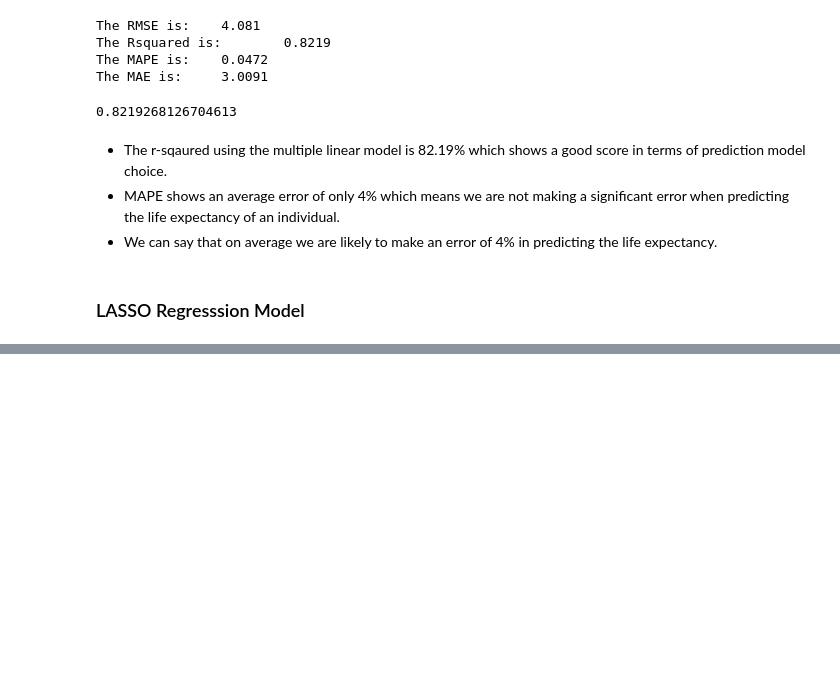
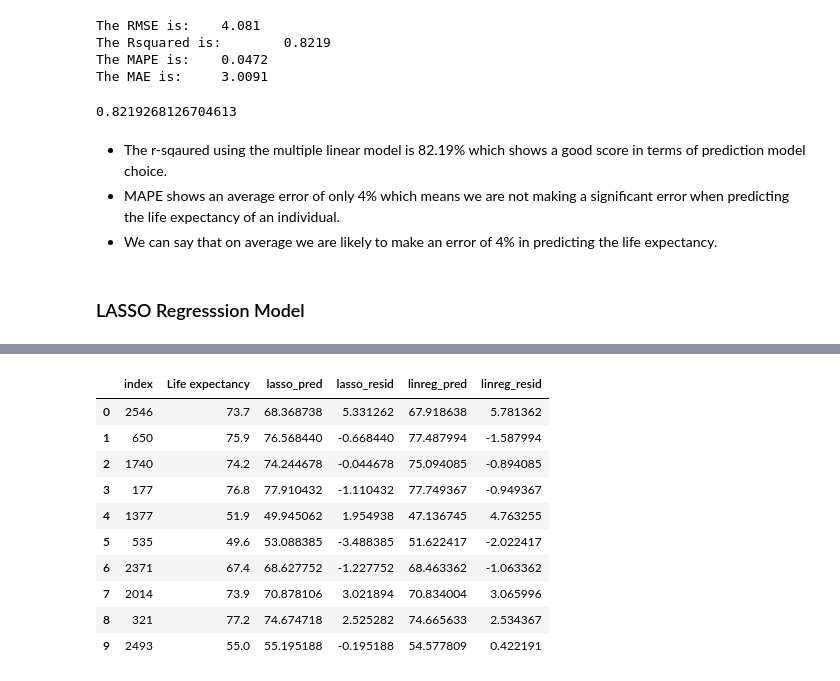
Before and after one commit to Sweetom/sweet, a Jupyter notebook: Life Expectancy/notebooks/FinalProject.ipynb, the cells around one changed output, grey strips where cells are left out. Saved outputs shown, nothing was run; the diff lists cells and outputs as text; code cells hidden in the pictures; blank space fills up the shorter version.

```diff
--- a/Life Expectancy/notebooks/FinalProject.ipynb
+++ b/Life Expectancy/notebooks/FinalProject.ipynb
@@ -557,0 +610,12 @@ The MAE is:     3.1483
+# %%
+#obtaining the prediction of the models
+lasso_pred = model_l.predict(X_test)
+
+# print it on a data frame
+lasso_results = pd.DataFrame(y_test.reset_index())
+df_lasso_pred = pd.DataFrame(lasso_pred)
+df_linreg_pred = pd.DataFrame(linreg_pred)
+
+lasso_results = pd.concat([lasso_results, df_lasso_pred], axis = 1)
+lasso_results = lasso_results.rename(columns = {0:'lasso_pred'})
+lasso_results.head()
@@ -557,0 +629,22 @@ The MAE is:     3.1483
+# %%
+# adding the prediction of each model as well as the residuals
+lasso_results['lasso_resid'] = lasso_results['Life expectancy '] - lasso_results['lasso_pred']
+lasso_results['linreg_pred'] = df_linreg_pred
+lasso_results['linreg_resid'] = lasso_results['Life expectancy '] - lasso_results['linreg_pred']
+
+
+#printing the metrics
+df_results = lasso_results
+df_results.head(10)
+# %% [output]
+|  | index | Life expectancy | lasso_pred | lasso_resid | linreg_pred | linreg_resid |
+| 0 | 2546 | 73.7 | 68.368738 | 5.331262 | 67.918638 | 5.781362 |
+| 1 | 650 | 75.9 | 76.568440 | -0.668440 | 77.487994 | -1.587994 |
+| 2 | 1740 | 74.2 | 74.244678 | -0.044678 | 75.094085 | -0.894085 |
+| 3 | 177 | 76.8 | 77.910432 | -1.110432 | 77.749367 | -0.949367 |
+| 4 | 1377 | 51.9 | 49.945062 | 1.954938 | 47.136745 | 4.763255 |
+| 5 | 535 | 49.6 | 53.088385 | -3.488385 | 51.622417 | -2.022417 |
+| 6 | 2371 | 67.4 | 68.627752 | -1.227752 | 68.463362 | -1.063362 |
+| 7 | 2014 | 73.9 | 70.878106 | 3.021894 | 70.834004 | 3.065996 |
+| 8 | 321 | 77.2 | 74.674718 | 2.525282 | 74.665633 | 2.534367 |
+| 9 | 2493 | 55.0 | 55.195188 | -0.195188 | 54.577809 | 0.422191 |
```
Also changed, not shown: parts of 28 cells of this notebook.
